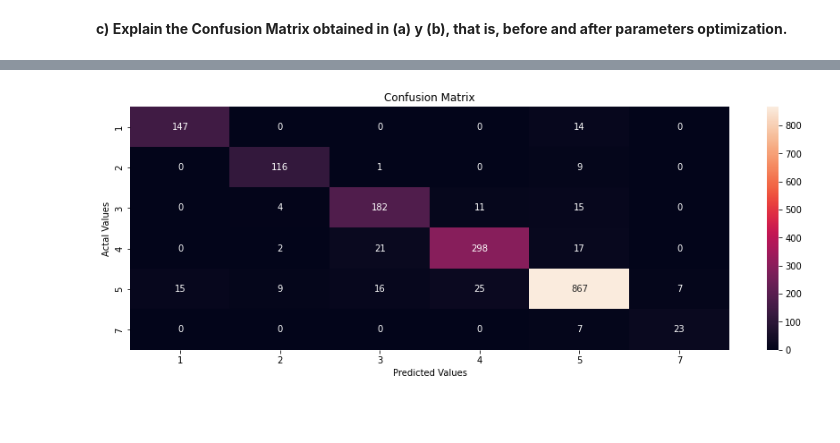
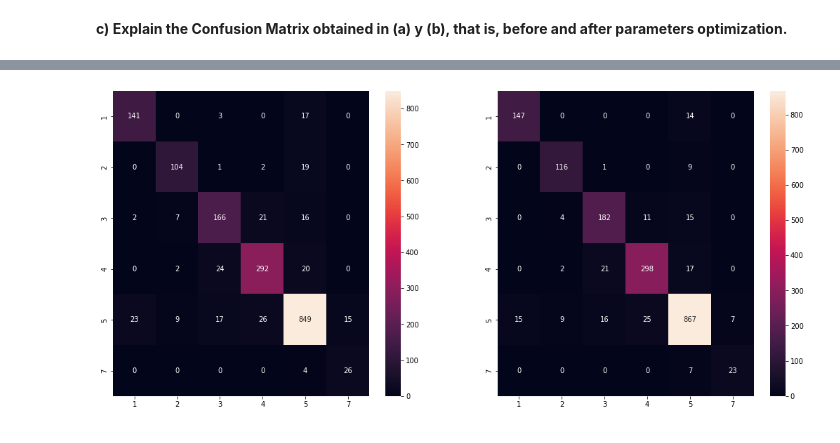
Before and after one commit to emily1618/Data-Portfolio, a Jupyter notebook: HW1.ipynb, the cells around one changed output, grey strips where cells are left out. Drawn from its saved outputs; the diff is of its cells as text; code cells hidden in the pictures.

```diff
--- a/HW1.ipynb
+++ b/HW1.ipynb
@@ -304,17 +319,9 @@ weighted avg       0.90      0.90      0.90      1806
-# %%
-# Plotting the confusion matrix
-
-cm1_df = pd.DataFrame(cm1,
-                     index = ['1','2','3','4','5','7'],
-                     columns = ['1','2','3','4','5','7'])
-
-plt.figure(figsize=(15,5))
-sns.heatmap(cm1_df, annot=True, fmt='g')
-plt.title('Confusion Matrix')
-plt.ylabel('Actal Values')
-plt.xlabel('Predicted Values')
-plt.show()
-# %% [output]
-[figure, removed]
-# %% [markdown]
-#
+# %%
+fig, ax =plt.subplots(1,2,figsize=(18,8))
+
+sns.heatmap(cm_df, annot=True, fmt='g', ax=ax[0])
+sns.heatmap(cm1_df, annot=True, fmt='g', ax=ax[1])
+
+plt.show()
+# %% [output]
+[figure, added]
```
Also changed, not shown: parts of 5 cells of this notebook.
